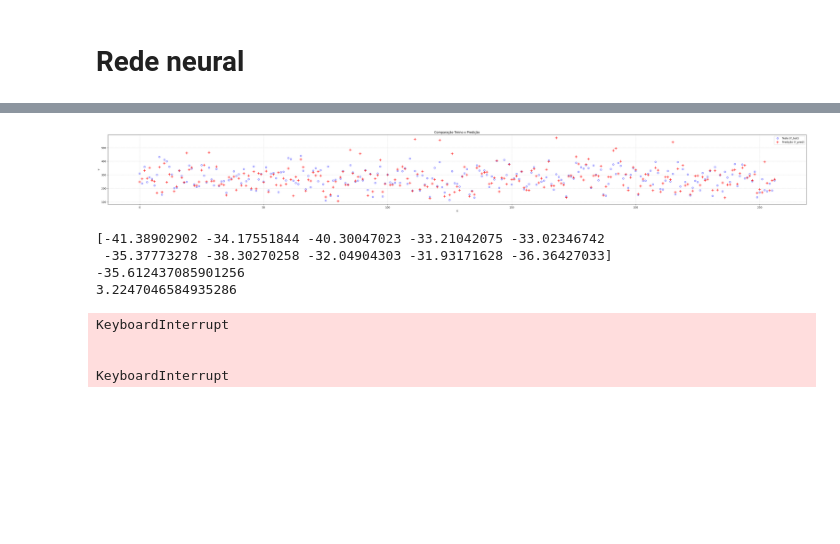
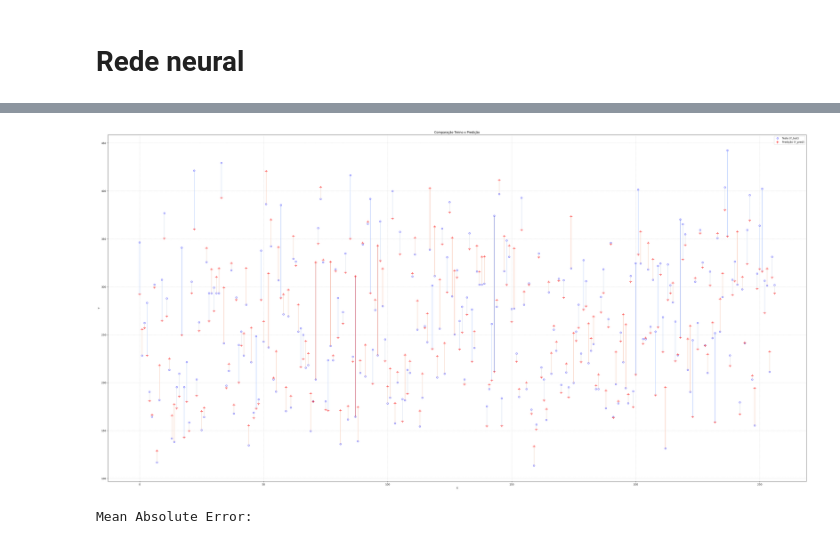
Before and after one commit to Professor-Augusto-Baffa/t1-an-lise-explorat-ria-e-aprendizado-supervisionado-toderretendosocorro, a Jupyter notebook: RedeNeural.ipynb, the cells around one changed output, grey strips where cells are left out. Cells and saved outputs as stored; diff of their text form; code cells hidden in the pictures; blank space fills up the shorter version.

```diff
--- a/RedeNeural.ipynb
+++ b/RedeNeural.ipynb
@@ -44,34 +47,22 @@ def build_model(lr=0.001):
     #337
     model.add(Input(shape=(rows,)))
 
-    model.add(Dense(500))
-    model.add(Activation(act.log_sigmoid))
+    model.add(Dense(rows))
+    model.add(Activation(act.sigmoid))
 
-    model.add(Dense(400))
-    model.add(Activation(act.log_sigmoid))
-
-    model.add(Dense(300))
-    model.add(Activation(act.log_sigmoid))
-
-    model.add(Dense(200))
-    model.add(Activation(act.log_sigmoid))
-
-    model.add(Dense(100))
-    model.add(Activation(act.log_sigmoid))
-
-    model.add(Dense(50))
-    model.add(Activation(act.log_sigmoid))
+    model.add(Dense(rows//2))
+    model.add(Activation(act.leaky_relu))
 
     model.add(Dense(1))
 
-    model.compile(optimizer=Adam(learning_rate=lr), loss='mean_absolute_error', metrics=['mean_absolute_error'])
+    model.compile(optimizer=Adam(learning_rate=lr), loss='mean_absolute_error', metrics=['r2_score'])
     return model
 
-regressor = KerasRegressor(model=build_model, epochs=100, batch_size=32, verbose=0, lr=0.001)
+regressor = KerasRegressor(model=build_model, epochs=100, batch_size=32, verbose=1, lr=0.001)
 # %%
 regressor.fit(X_train,
           Y_train,
           epochs=100,
-          batch_size=32,
+          batch_size=64,
           validation_data=(X_test, Y_test))
 # %% [output]
@@ -104,39 +114,43 @@ Mean Absolute error: 40.027034088016016
 # %%
-plt.figure(figsize=(50, 5))
+plt.figure(figsize=(50, 25))
 x_range = np.arange(0, len(X_test), 1)
 plt.scatter(x_range, Y_test, color='blue', alpha=0.6, label='Teste (Y_test)', facecolors='none', edgecolors='blue', linewidths=1.5)
 plt.scatter(x_range, pred, color='red', marker='+', label='Predição (Y_pred)', s=100)
+
+diff = pred - Y_test
+
+norm = Normalize(vmin=np.min(diff), vmax=np.max(diff))
+cmap = plt.cm.coolwarm  # azul pra negativo, vermelho pra positivo
+
+for x, y_real, y_est, d in zip(x_range, Y_test, pred, diff):
+    cor = cmap(norm(d))
+    plt.plot([x, x], [y_real, y_est], color=cor, linewidth=1.5, alpha=0.8)
 
 plt.title("Comparação Treino x Predição")
 plt.xlabel("X")
 plt.ylabel("Y")
 plt.legend()
 plt.grid(True, linestyle='--', alpha=0.5)
 plt.show()
 # %% [output]
-[figure, old version]
+[figure, new version]
 # %%
-nn_scores = cross_val_score(regressor, melting_point["data"], melting_point["target"], cv=10, scoring='neg_mean_absolute_error')
+print("Mean Absolute Error:")
+nn_scores = cross_val_score(regressor, melting_point["data"], melting_point["target"], cv=10, n_jobs=-1, scoring='neg_mean_absolute_error')
 print(nn_scores)
 print(nn_scores.mean())
 print(nn_scores.std())
+
+print("R2:")
+nn_r2_scores = cross_val_score(regressor, melting_point["data"], melting_point["target"], cv=10, n_jobs=-1, scoring='r2')
+print(nn_r2_scores)
+print(nn_r2_scores.mean())
+print(nn_r2_scores.std())
+
+print("Explained Variance:")
+nn_ev_scores = cross_val_score(regressor, melting_point["data"], melting_point["target"], cv=10, n_jobs=-1, scoring='explained_variance')
+print(nn_ev_scores)
+print(nn_ev_scores.mean())
+print(nn_ev_scores.std())
 # %% [output]
-[-41.38902902 -34.17551844 -40.30047023 -33.21042075 -33.02346742
- -35.37773278 -38.30270258 -32.04904303 -31.93171628 -36.36427033]
--35.612437085901256
-3.2247046584935286
+Mean Absolute Error:
-# %%
-from sklearn.model_selection import GridSearchCV
-
-parameters = {
- 'lr': [0.001, 0.01, 0.1],
- 'batch_size': [32, 64, 128]
-}
-
-gs = GridSearchCV(regressor, parameters, cv=10, n_jobs=-1)
-gs.fit(X_train, Y_train)
-# %% [output]
-KeyboardInterrupt
-
-
-KeyboardInterrupt
```
Also changed, not shown: parts of 4 cells of this notebook, 1 other file.
